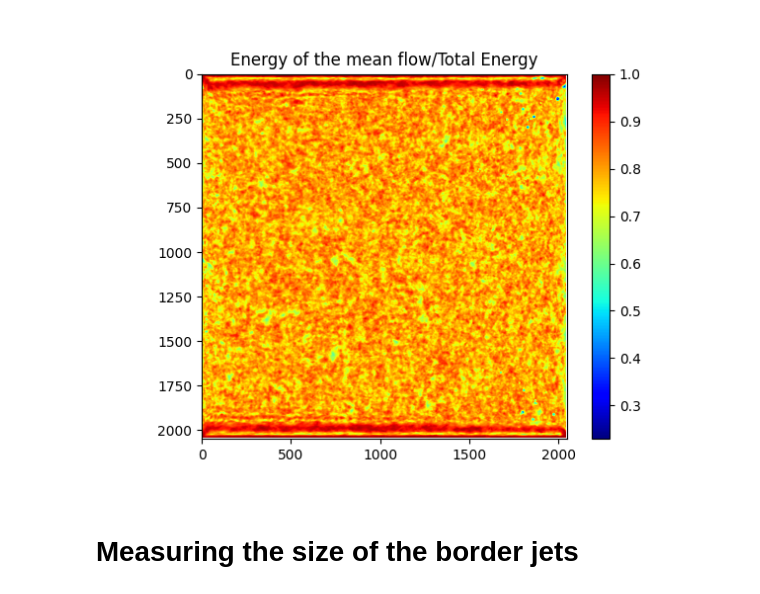
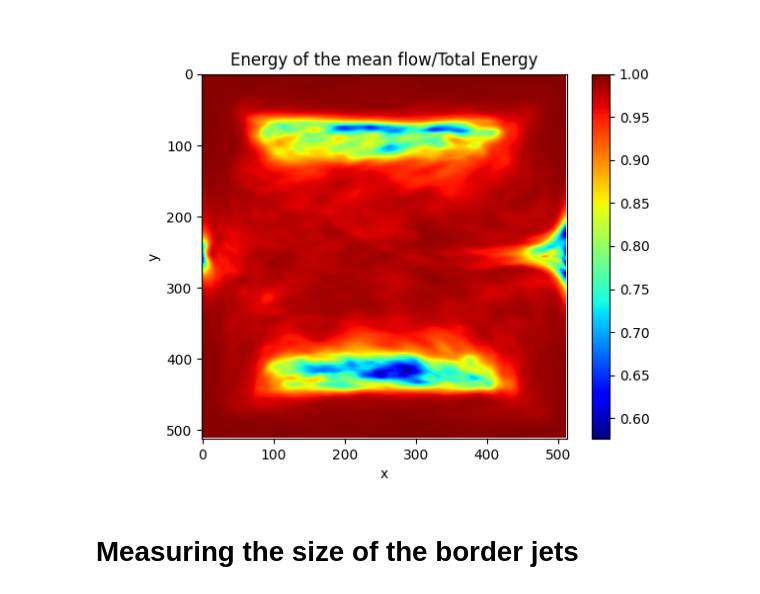
Before and after one commit to LennardMiller/Stage_M2, a Jupyter notebook: Fofonoff_and_Jets.ipynb, the cells around one changed output. Cells and saved outputs as stored; diff of their text form; code cells hidden in the pictures.

```diff
--- a/Fofonoff_and_Jets.ipynb
+++ b/Fofonoff_and_Jets.ipynb
@@ -14,7 +14,7 @@ import xarray as xr
 import scipy as sp
 # %%
 #Number of simulation
-n=319
+n=612
 
 #choose between 'local' or 'dahu'
 where='dahu'
@@ -205,5 +207,5 @@ plt.show()
 # %%
-tstart=-30
+tstart=-29
 
 
 #Computing the energy ratios
@@ -238,12 +253,14 @@ plt.show()
 # %%
 plt.figure()
 plt.imshow(ratioUmeanUtot, cmap='jet',vmax=1)
 plt.colorbar()
 plt.title('Energy of the mean flow/Total Energy')
+plt.xlabel('x')
+plt.ylabel('y')
 plt.savefig('./figures/jets/Energy_ratio_'+str(simu_name)+'.png')
 plt.show()
 # %% [output]
-[figure, old version]
+[figure, new version]
 # %% [markdown]
 # Measuring the size of the border jets
 # %%
```
Also changed, not shown: parts of 9 cells of this notebook, 23 other files.
